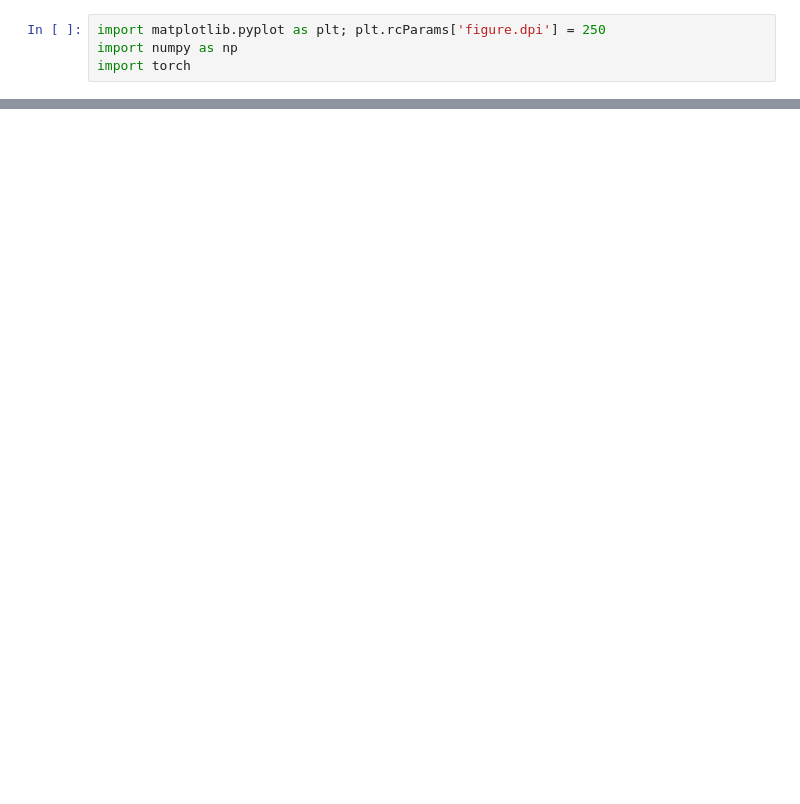
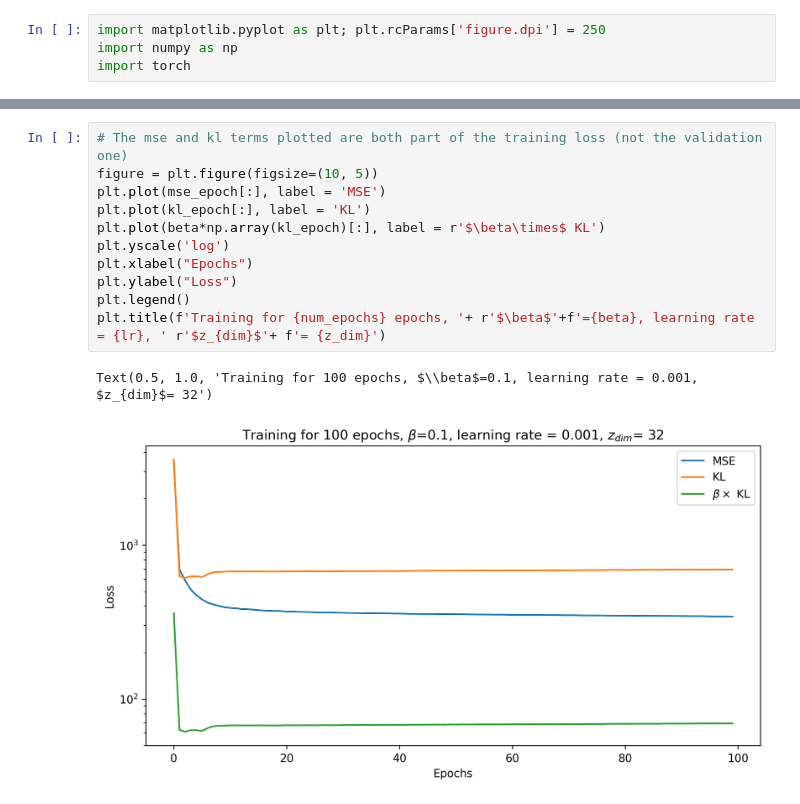
Before and after one commit to EnceladeCandy/Vae-project, a Jupyter notebook: notebooks/Loss.ipynb, the cells around one changed output, grey strips where cells are left out. Saved outputs shown, nothing was run; the diff lists cells and outputs as text; blank space fills up the shorter version.

```diff
--- a/notebooks/Loss.ipynb
+++ b/notebooks/Loss.ipynb
@@ -69,0 +61,14 @@ np.array(val_loss_epoch).argmin())
+# %%
+# The mse and kl terms plotted are both part of the training loss (not the validation one)
+figure = plt.figure(figsize=(10, 5))
+plt.plot(mse_epoch[:], label = 'MSE')
+plt.plot(kl_epoch[:], label = 'KL')
+plt.plot(beta*np.array(kl_epoch)[:], label = r'$\beta\times$ KL')
+plt.yscale('log')
+plt.xlabel("Epochs")
+plt.ylabel("Loss")
+plt.legend()
+plt.title(f'Training for {num_epochs} epochs, '+ r'$\beta$'+f'={beta}, learning rate = {lr}, ' r'$z_{dim}$'+ f'= {z_dim}')
+# %% [output]
+Text(0.5, 1.0, 'Training for 100 epochs, $\\beta$=0.1, learning rate = 0.001, $z_{dim}$= 32')
+[figure, added]
```
Also changed, not shown: parts of 9 cells of this notebook, 10 other files.
